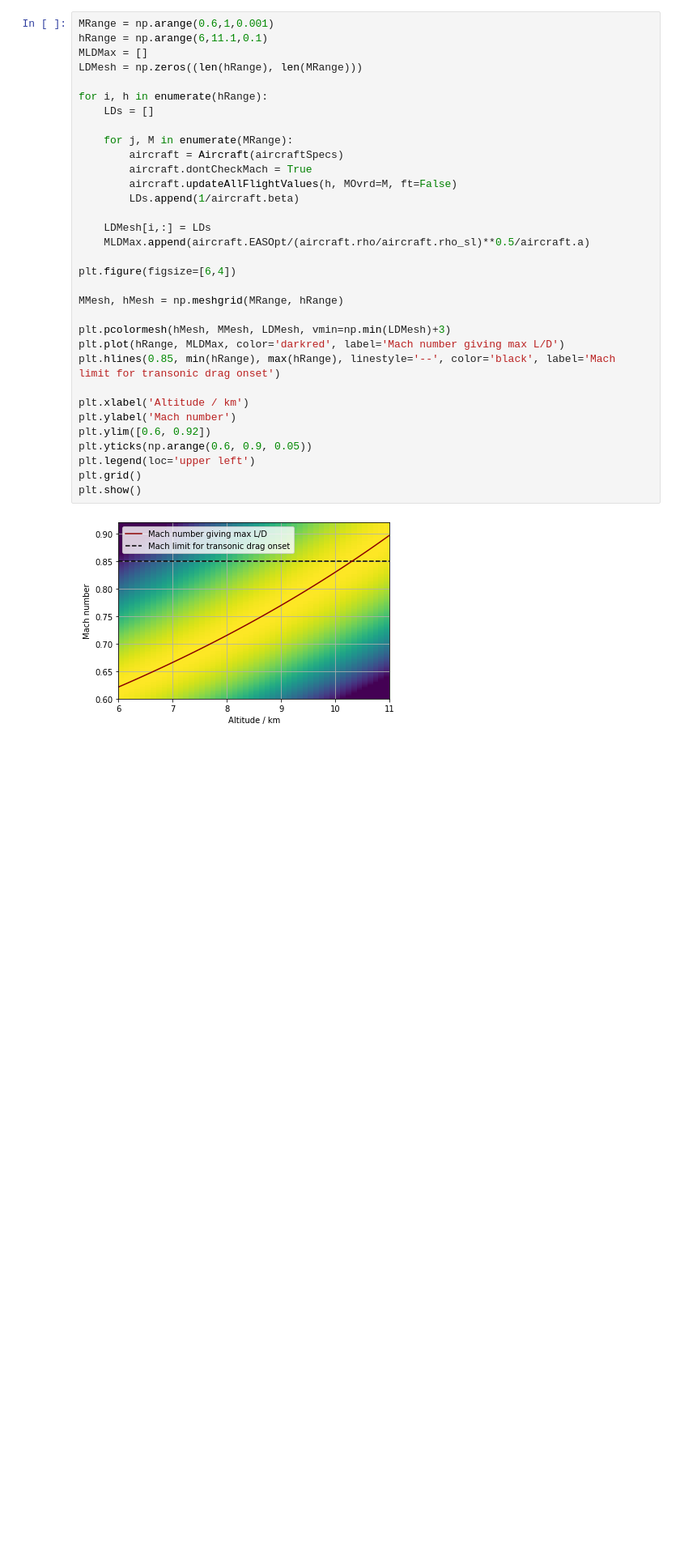
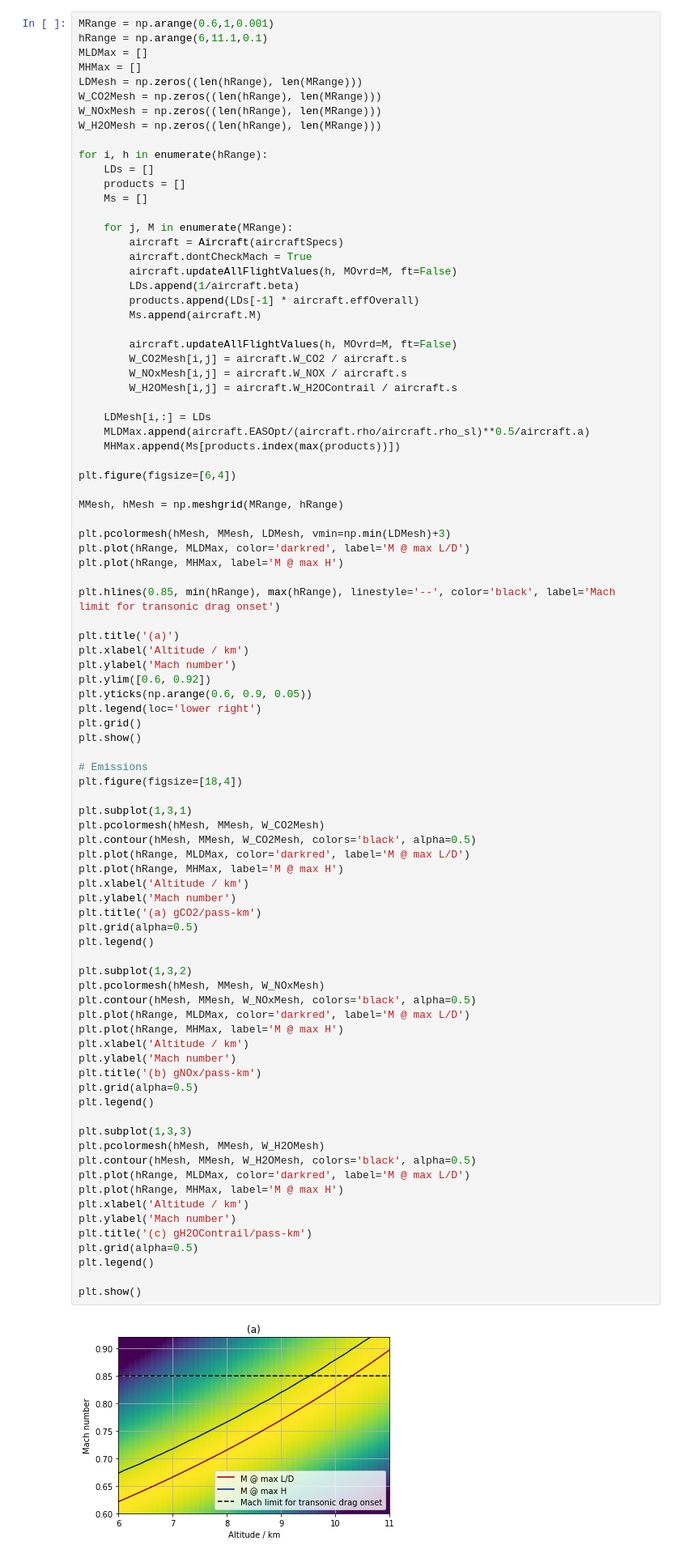
Before and after one commit to elbertwang00/4A7-Courseworks, a Jupyter notebook: Coursework 2 - Aviation and the Environment/coursework2.ipynb, the cells around one changed output. Shown at 81% size. Cells and saved outputs as stored; diff of their text form; blank space fills up the shorter version.

```diff
--- a/Coursework 2 - Aviation and the Environment/coursework2.ipynb
+++ b/Coursework 2 - Aviation and the Environment/coursework2.ipynb
@@ -118,34 +119,89 @@ aircraftSpecs = {'W_E':106_000, 'W_MP':40_000, 'W_MTO':220_000, 'W_P':40_000, 'W
 MRange = np.arange(0.6,1,0.001)
 hRange = np.arange(6,11.1,0.1)
 MLDMax = []
+MHMax = []
 LDMesh = np.zeros((len(hRange), len(MRange)))
+W_CO2Mesh = np.zeros((len(hRange), len(MRange)))
+W_NOxMesh = np.zeros((len(hRange), len(MRange)))
+W_H2OMesh = np.zeros((len(hRange), len(MRange)))
 
 for i, h in enumerate(hRange):
     LDs = []
+    products = []
+    Ms = []
 
     for j, M in enumerate(MRange):
         aircraft = Aircraft(aircraftSpecs)
         aircraft.dontCheckMach = True
         aircraft.updateAllFlightValues(h, MOvrd=M, ft=False)
         LDs.append(1/aircraft.beta)
+        products.append(LDs[-1] * aircraft.effOverall)
+        Ms.append(aircraft.M)
+
+        aircraft.updateAllFlightValues(h, MOvrd=M, ft=False)
+        W_CO2Mesh[i,j] = aircraft.W_CO2 / aircraft.s
+        W_NOxMesh[i,j] = aircraft.W_NOX / aircraft.s
+        W_H2OMesh[i,j] = aircraft.W_H2OContrail / aircraft.s
 
     LDMesh[i,:] = LDs
     MLDMax.append(aircraft.EASOpt/(aircraft.rho/aircraft.rho_sl)**0.5/aircraft.a)
+    MHMax.append(Ms[products.index(max(products))])
 
 plt.figure(figsize=[6,4])
 
 MMesh, hMesh = np.meshgrid(MRange, hRange)
 
 plt.pcolormesh(hMesh, MMesh, LDMesh, vmin=np.min(LDMesh)+3)
-plt.plot(hRange, MLDMax, color='darkred', label='Mach number giving max L/D')
+plt.plot(hRange, MLDMax, color='darkred', label='M @ max L/D')
+plt.plot(hRange, MHMax, label='M @ max H')
+
 plt.hlines(0.85, min(hRange), max(hRange), linestyle='--', color='black', label='Mach limit for transonic drag onset')
 
+plt.title('(a)')
 plt.xlabel('Altitude / km')
 plt.ylabel('Mach number')
 plt.ylim([0.6, 0.92])
 plt.yticks(np.arange(0.6, 0.9, 0.05))
-plt.legend(loc='upper left')
+plt.legend(loc='lower right')
 plt.grid()
 plt.show()
+
+# Emissions
+plt.figure(figsize=[18,4])
+
+plt.subplot(1,3,1)
+plt.pcolormesh(hMesh, MMesh, W_CO2Mesh)
+plt.contour(hMesh, MMesh, W_CO2Mesh, colors='black', alpha=0.5)
+plt.plot(hRange, MLDMax, color='darkred', label='M @ max L/D')
+plt.plot(hRange, MHMax, label='M @ max H')
+plt.xlabel('Altitude / km')
+plt.ylabel('Mach number')
+plt.title('(a) gCO2/pass-km')
+plt.grid(alpha=0.5)
+plt.legend()
+
+plt.subplot(1,3,2)
+plt.pcolormesh(hMesh, MMesh, W_NOxMesh)
+plt.contour(hMesh, MMesh, W_NOxMesh, colors='black', alpha=0.5)
+plt.plot(hRange, MLDMax, color='darkred', label='M @ max L/D')
+plt.plot(hRange, MHMax, label='M @ max H')
+plt.xlabel('Altitude / km')
+plt.ylabel('Mach number')
+plt.title('(b) gNOx/pass-km')
+plt.grid(alpha=0.5)
+plt.legend()
+
+plt.subplot(1,3,3)
+plt.pcolormesh(hMesh, MMesh, W_H2OMesh)
+plt.contour(hMesh, MMesh, W_H2OMesh, colors='black', alpha=0.5)
+plt.plot(hRange, MLDMax, color='darkred', label='M @ max L/D')
+plt.plot(hRange, MHMax, label='M @ max H')
+plt.xlabel('Altitude / km')
+plt.ylabel('Mach number')
+plt.title('(c) gH2OContrail/pass-km')
+plt.grid(alpha=0.5)
+plt.legend()
+
+plt.show()
 # %% [output]
-[figure, old version]
+[figure, new version]
```
Also changed, not shown: parts of 29 cells of this notebook, 1 other file.
